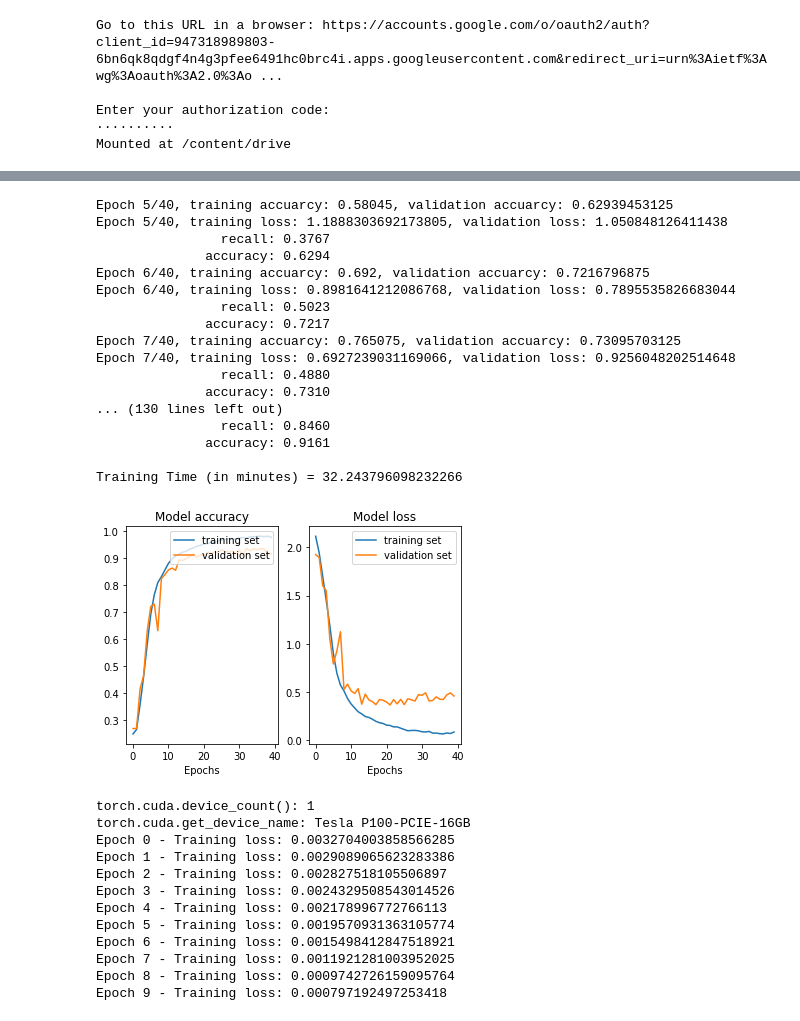
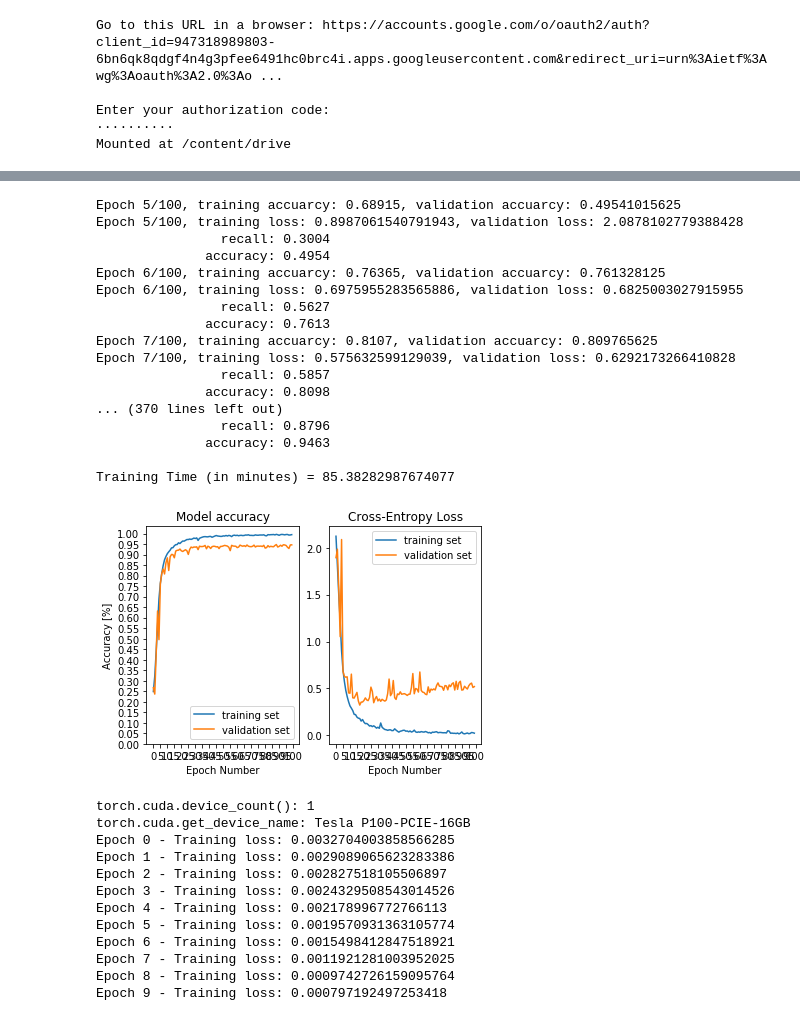
Before and after one commit to AntonGladyr/Modified-MNIST-recognition, a Jupyter notebook: Final_solution.ipynb, the cells around one changed output, grey strips where cells are left out. Cells and saved outputs as stored; diff of their text form; code cells hidden in the pictures.

Commit message:
charts

```diff
--- a/Final_solution.ipynb
+++ b/Final_solution.ipynb
@@ -121,7 +121,7 @@ from torch.autograd import Variable
 from matplotlib import pyplot as plt
 
 # number of times we iterate over the training set
-EPOCHS = 40
+EPOCHS = 100
 LEARNING_RATE = 0.001
 BATCH_SIZE = 256
 TRAIN_PATH = '/content/drive/My Drive/McGill/comp551/data/train_max_x'
@@ -273,14 +273,22 @@ def main():
     plt.plot(train_acc_arr)
     plt.plot(val_acc_arr)
     plt.title('Model accuracy')
-    plt.xlabel('Epochs')
-    plt.legend(['training set', 'validation set'], loc='upper right')
+    plt.xlabel('Epoch Number')
+    plt.ylabel('Accuracy [%]')
+    x=range(0, EPOCHS+1, 5)
+    y=np.arange(0, 1.001, 0.05)
+    plt.yticks(y)
+    plt.xticks(x)
+    plt.legend(['training set', 'validation set'], loc='lower right')
 
     plt.subplot(1, 2, 2)
     plt.plot(train_losses_arr)
     plt.plot(val_losses_arr)
-    plt.title('Model loss')
-    plt.xlabel('Epochs')
+    plt.title('Cross-Entropy Loss')
+    plt.xlabel('Epoch Number')
+
+    x=range(0, EPOCHS+1, 5)
+    plt.xticks(x)
     plt.legend(['training set', 'validation set'], loc='upper right')
 
     plt.show()
@@ -312,21 +320,21 @@ Epoch 4/40, training loss: 1.447628875446927, validation loss: 1.549745202064514
-Epoch 5/40, training accuarcy: 0.58045, validation accuarcy: 0.62939453125
-Epoch 5/40, training loss: 1.1888303692173805, validation loss: 1.050848126411438
-                recall: 0.3767
-              accuracy: 0.6294
-Epoch 6/40, training accuarcy: 0.692, validation accuarcy: 0.7216796875
-Epoch 6/40, training loss: 0.8981641212086768, validation loss: 0.7895535826683044
-                recall: 0.5023
-              accuracy: 0.7217
-Epoch 7/40, training accuarcy: 0.765075, validation accuarcy: 0.73095703125
-Epoch 7/40, training loss: 0.6927239031169066, validation loss: 0.9256048202514648
-                recall: 0.4880
-              accuracy: 0.7310
-... (130 lines left out)
-                recall: 0.8460
-              accuracy: 0.9161
+Epoch 5/100, training accuarcy: 0.68915, validation accuarcy: 0.49541015625
+Epoch 5/100, training loss: 0.8987061540791943, validation loss: 2.0878102779388428
+                recall: 0.3004
+              accuracy: 0.4954
+Epoch 6/100, training accuarcy: 0.76365, validation accuarcy: 0.761328125
+Epoch 6/100, training loss: 0.6975955283565886, validation loss: 0.6825003027915955
+                recall: 0.5627
+              accuracy: 0.7613
+Epoch 7/100, training accuarcy: 0.8107, validation accuarcy: 0.809765625
+Epoch 7/100, training loss: 0.575632599129039, validation loss: 0.6292173266410828
+                recall: 0.5857
+              accuracy: 0.8098
+... (370 lines left out)
+                recall: 0.8796
+              accuracy: 0.9463
 
-Training Time (in minutes) = 32.243796098232266
+Training Time (in minutes) = 85.38282987674077
-[figure, old version]
+[figure, new version]
 # %%
 #!/usr/bin/env python3
 
```
Also changed, not shown: parts of 1 cell of this notebook.
